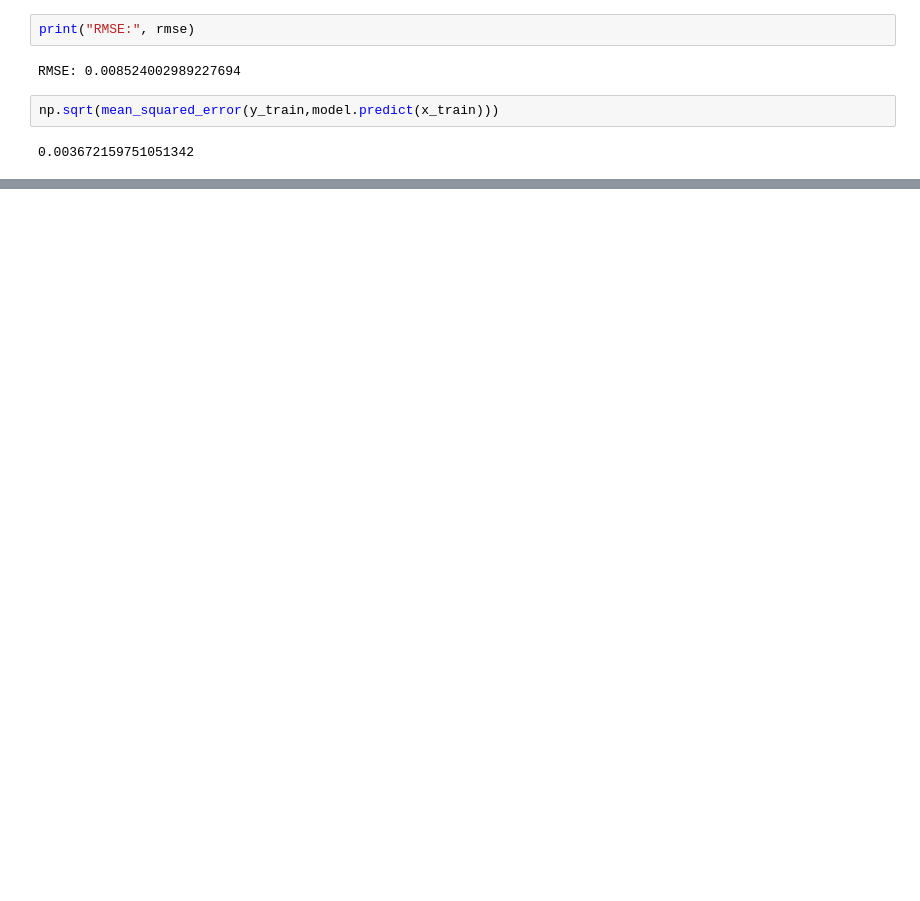
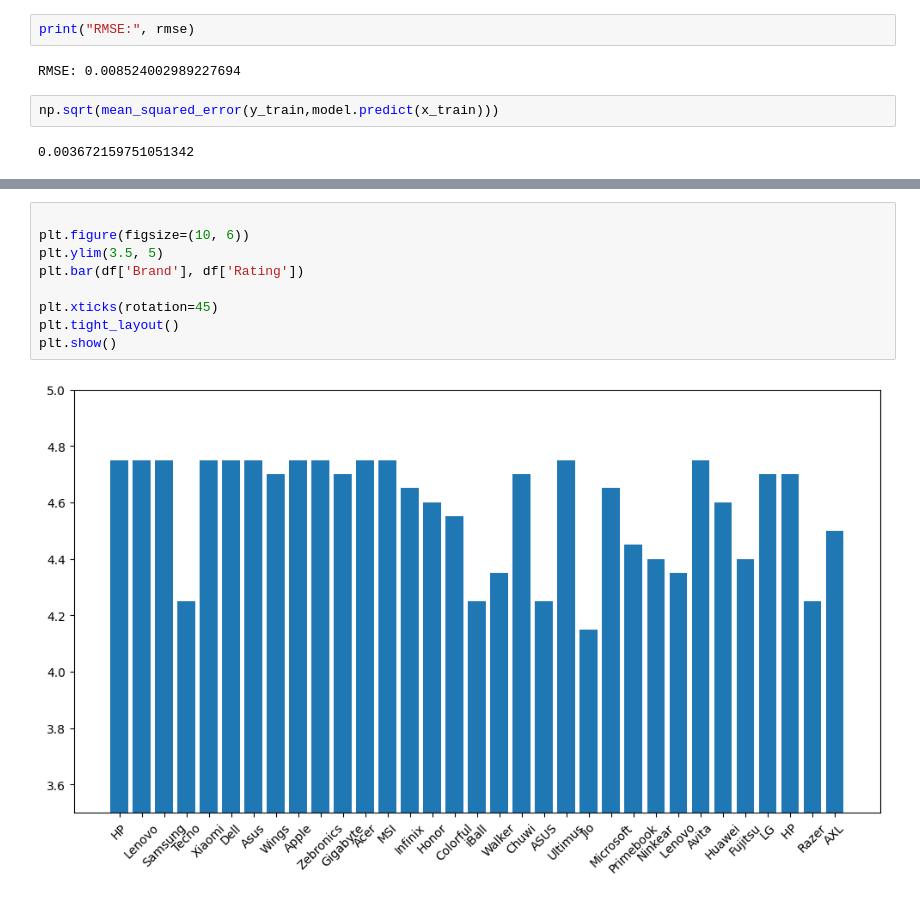
Before and after one commit to Sujal3141/Sales-Prediction-Model, a Jupyter notebook: Sales_Prediction_Model.ipynb, the cells around one changed output, grey strips where cells are left out. Saved outputs shown, nothing was run; the diff lists cells and outputs as text; blank space fills up the shorter version.

```diff
--- a/Sales_Prediction_Model.ipynb
+++ b/Sales_Prediction_Model.ipynb
@@ -321,0 +354,11 @@ ValueError: Columns must be same length as key
+# %%
+
+plt.figure(figsize=(10, 6))
+plt.ylim(3.5, 5)
+plt.bar(df['Brand'], df['Rating'])
+
+plt.xticks(rotation=45)
+plt.tight_layout()
+plt.show()
+# %% [output]
+[figure, added]
```
Also changed, not shown: parts of 12 cells of this notebook.
